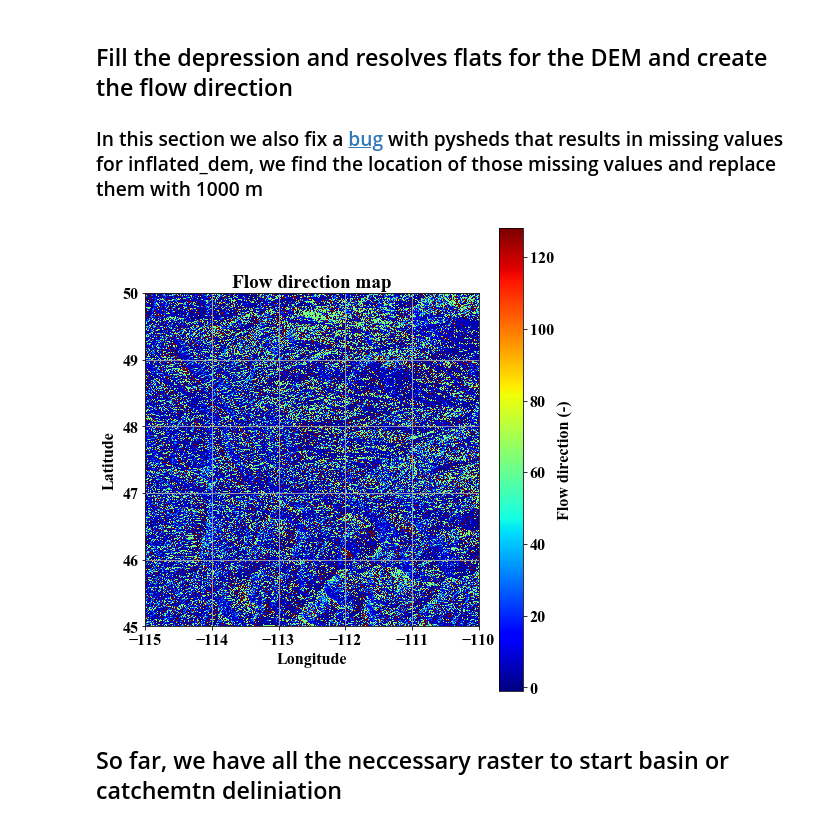
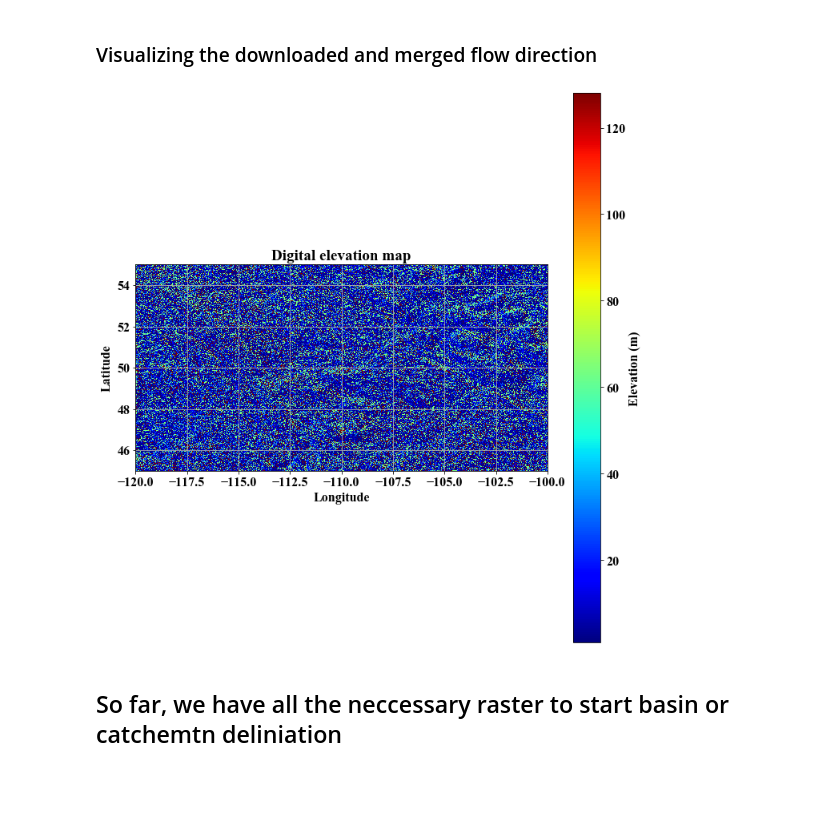
Before and after one commit to ShervanGharari/Quick_Start_Basin_Delineation_Pysheds, a Jupyter notebook: examples/Example_1_single_catchment.ipynb, the cells around one changed output. Cells and saved outputs as stored; diff of their text form; code cells hidden in the pictures; blank space fills up the shorter version.

```diff
--- a/examples/Example_1_single_catchment.ipynb
+++ b/examples/Example_1_single_catchment.ipynb
@@ -38,55 +36,20 @@ plt.savefig(path+'conditioned_dem.png', bbox_inches='tight') # save the figure
-# %% [markdown]
-## Fill the depression and resolves flats for the DEM and create the flow direction
-### In this section we also fix a [bug](https://github.com/mdbartos/pysheds/issues/90) with pysheds that results in missing values for inflated_dem, we find the location of those missing values and replace them with 1000 m
-# %%
-# fill depression of the dem, this is similar to fill processdure in GIS softwares
-# it creates another data frame in the data called flooded_dem
-grid.fill_depressions(data='dem', out_name='flooded_dem')
-
-# resolve flats in the filled DEM
-# ATTENTSION: there is an issue with resolve_flats, it creates missing DEM values resulting in small holes
-grid.resolve_flats('flooded_dem', out_name='inflated_dem') #resolve the flats
-
-# Specify directional mapping
-#N    NE    E    SE    S    SW    W    NW
-dirmap = (64,  128,  1,   2,    4,   8,    16,  32)
-
-# specifying flow direction given the directional map
-grid.flowdir(data='inflated_dem', out_name='dir', dirmap=dirmap)
-
-# find the direction that is set to -1 and the DEM is not the missing value (missing value here -9999)
-# those cells are orrupted by inflated_dem and we set them to a very high value in order to fix them
-temp=(np.array(grid.dir)==-1)*(np.array(grid.dem)!=-9999)
-ID = np.where(temp==1) # location where the DEM value exists but corrupted by resolves_flats
-inflated_dem_new = np.array(grid.inflated_dem)
-inflated_dem_new[ID] = 10000 # an arbitary high value in [m]
-# Add new inflated_dem to grid
-grid.add_gridded_data(inflated_dem_new, data_name='inflated_dem_new', affine=grid.affine,
-                      shape=grid.dem.shape, crs=grid.crs, nodata=np.nan)
-
-# Again, specifying flow direction given the directional map
-grid.flowdir(data='inflated_dem_new', out_name='dir', dirmap=dirmap)
-
-# illustrating the flow direction
-plt.figure(figsize = (7,7))
-plt.imshow(grid.dir.astype(int), extent=grid.extent, cmap='jet', zorder=1)
-plt.colorbar(label='Flow direction (-)')
-plt.grid(zorder=0)
-plt.title('Flow direction map')
-plt.xlabel('Longitude')
-plt.ylabel('Latitude')
-plt.tight_layout()
-plt.savefig(path+'Flow_Direction.png', bbox_inches='tight') # save the figure
-
-# Write as raster
-grid.to_raster('inflated_dem', path+'inflated_dem.tif', view=False)
-grid.to_raster('flooded_dem' , path+'flooded_dem.tif', view=False)
-# Write as raster
-# Add new dir to grid as float
-grid.add_gridded_data(grid.dir.astype(float), data_name='dir_new', affine=grid.affine,
-                      shape=grid.dem.shape, crs=grid.crs, nodata=np.nan)
-grid.to_raster('dir_new', path+'dir.tif', view=False)
-# %% [output]
-[figure, removed]
+# %% [markdown]
+### Visualizing the downloaded and merged flow direction
+# %%
+grid = Grid.from_raster(path+'merged_dir.tif', data_name='dir') # part of Missouri River
+
+ID = np.where(grid.dir!=255) # the missing values is set to 255 removing them from min and max for colorbar
+plt.figure(figsize = (10,10))
+plt.imshow(grid.dir.astype(float), extent=grid.extent, cmap='jet', zorder=1,
+           vmin=np.min(grid.dir[ID]), vmax=np.max(grid.dir[ID]))
+plt.colorbar(label='Elevation (m)') # creating the colorbar and its name and unit
+plt.grid(zorder=0) # creating the grid on the map
+plt.title('Digital elevation map') # creating title
+plt.xlabel('Longitude') #xlable which is long
+plt.ylabel('Latitude') #ylable which is lat
+plt.tight_layout()
+plt.savefig(path+'conditioned_dir.png', bbox_inches='tight') # save the figure
+# %% [output]
+[figure, added]
 # %% [markdown]
 ## So far, we have all the neccessary raster to start basin or catchemtn deliniation
```
Also changed, not shown: parts of 13 cells of this notebook, 2 other files.
